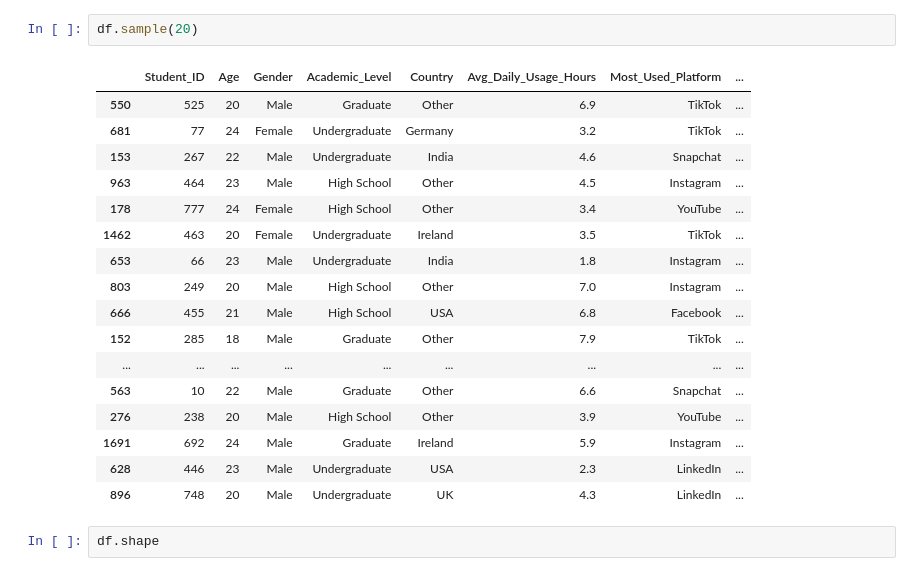
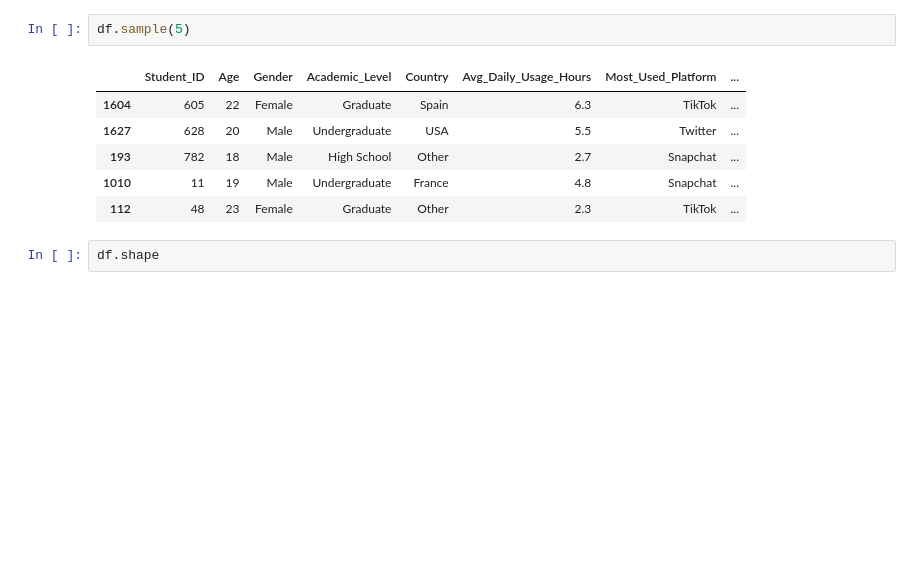
Before and after one commit to AhmadQamar0679/final_term_project, a Jupyter notebook: impact_of_social_media.ipynb, the cells around one changed output. Saved outputs shown, nothing was run; the diff lists cells and outputs as text; blank space fills up the shorter version.

```diff
--- a/impact_of_social_media.ipynb
+++ b/impact_of_social_media.ipynb
@@ -23,23 +14,12 @@ df.head(10)
 # %%
-df.sample(20)
+df.sample(5)
 # %% [output]
 |  | Student_ID | Age | Gender | Academic_Level | Country | Avg_Daily_Usage_Hours | Most_Used_Platform | ... |
-| 550 | 525 | 20 | Male | Graduate | Other | 6.9 | TikTok | ... |
-| 681 | 77 | 24 | Female | Undergraduate | Germany | 3.2 | TikTok | ... |
-| 153 | 267 | 22 | Male | Undergraduate | India | 4.6 | Snapchat | ... |
-| 963 | 464 | 23 | Male | High School | Other | 4.5 | Instagram | ... |
-| 178 | 777 | 24 | Female | High School | Other | 3.4 | YouTube | ... |
-| 1462 | 463 | 20 | Female | Undergraduate | Ireland | 3.5 | TikTok | ... |
-| 653 | 66 | 23 | Male | Undergraduate | India | 1.8 | Instagram | ... |
-| 803 | 249 | 20 | Male | High School | Other | 7.0 | Instagram | ... |
-| 666 | 455 | 21 | Male | High School | USA | 6.8 | Facebook | ... |
-| 152 | 285 | 18 | Male | Graduate | Other | 7.9 | TikTok | ... |
-| ... | ... | ... | ... | ... | ... | ... | ... | ... |
-| 563 | 10 | 22 | Male | Graduate | Other | 6.6 | Snapchat | ... |
-| 276 | 238 | 20 | Male | High School | Other | 3.9 | YouTube | ... |
-| 1691 | 692 | 24 | Male | Graduate | Ireland | 5.9 | Instagram | ... |
-| 628 | 446 | 23 | Male | Undergraduate | USA | 2.3 | LinkedIn | ... |
-| 896 | 748 | 20 | Male | Undergraduate | UK | 4.3 | LinkedIn | ... |
+| 1604 | 605 | 22 | Female | Graduate | Spain | 6.3 | TikTok | ... |
+| 1627 | 628 | 20 | Male | Undergraduate | USA | 5.5 | Twitter | ... |
+| 193 | 782 | 18 | Male | High School | Other | 2.7 | Snapchat | ... |
+| 1010 | 11 | 19 | Male | Undergraduate | France | 4.8 | Snapchat | ... |
+| 112 | 48 | 23 | Female | Graduate | Other | 2.3 | TikTok | ... |
 # %%
 df.shape
 # %% [output]
```
Also changed, not shown: parts of 115 cells of this notebook.
